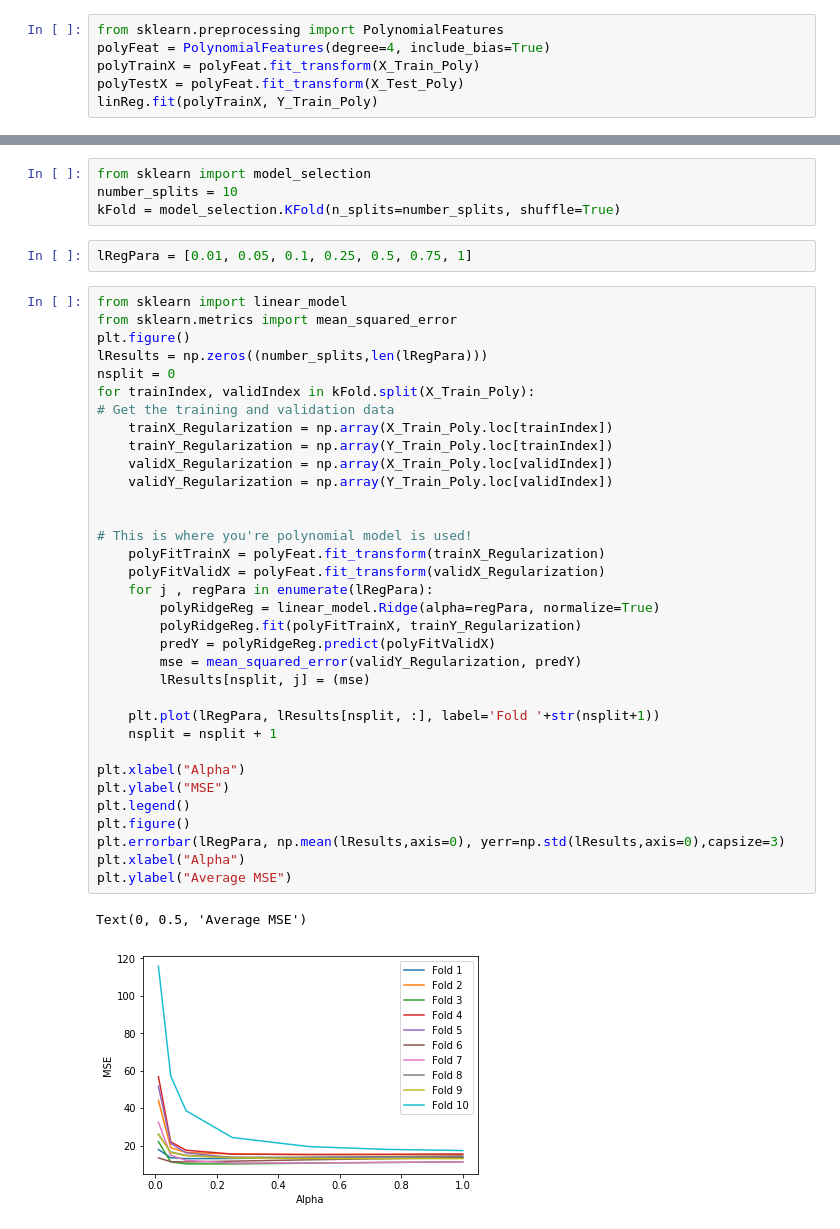
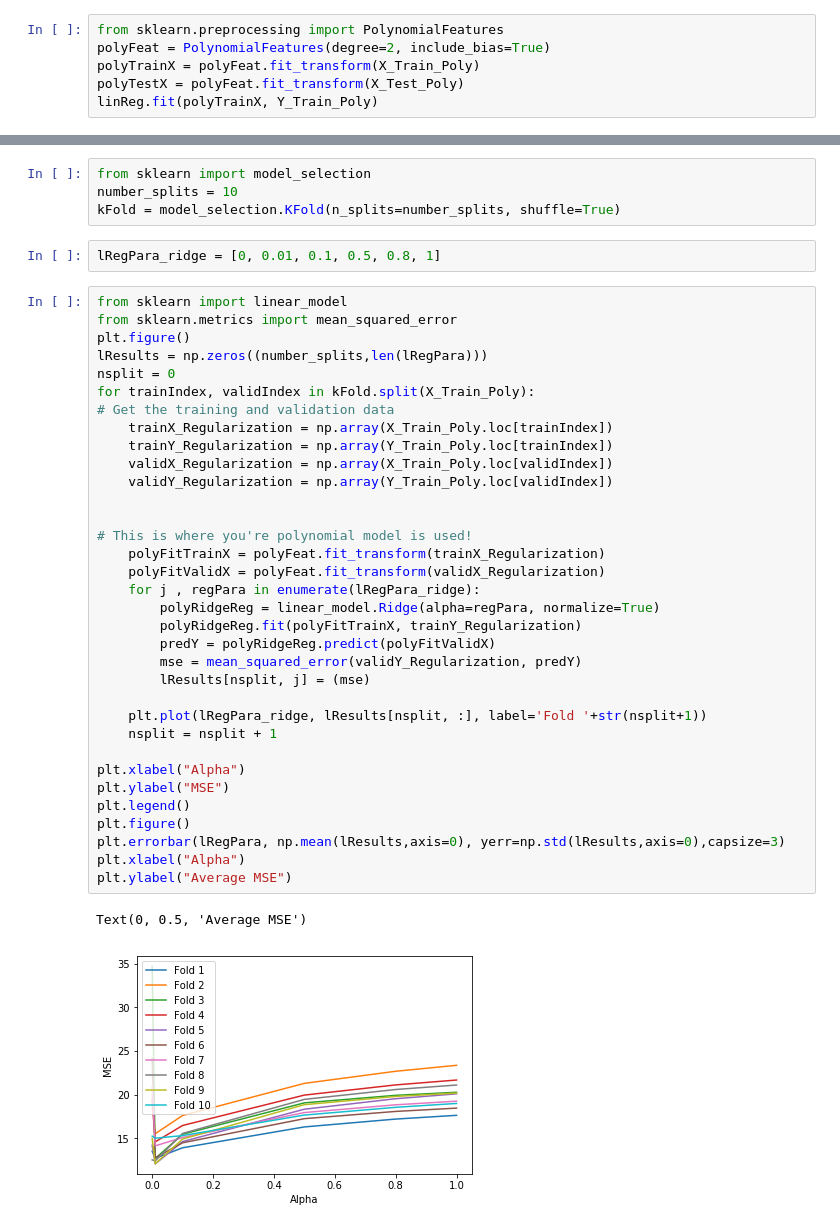
Before and after one commit to asitP9/SageMaker-Regression-Analysis-, a Jupyter notebook: Regularisation.ipynb, the cells around one changed output, grey strips where cells are left out. Saved outputs shown, nothing was run; the diff lists cells and outputs as text.

Commit message:
Regularisation changing parameters for ridge

```diff
--- a/Regularisation.ipynb
+++ b/Regularisation.ipynb
@@ -38,7 +43,7 @@ linReg = linear_model.LinearRegression(normalize=False)
 <span style="color:blue; font-weight:bold">If i do degree=4 all the majority prediction comes to be nearly 68,which is not diverse, but given the degree 3, prediction coming from 50 to 80, which is pretty much diverse</span>
 # %%
 from sklearn.preprocessing import PolynomialFeatures
-polyFeat = PolynomialFeatures(degree=4, include_bias=True)
+polyFeat = PolynomialFeatures(degree=2, include_bias=True)
 polyTrainX = polyFeat.fit_transform(X_Train_Poly)
 polyTestX = polyFeat.fit_transform(X_Test_Poly)
 linReg.fit(polyTrainX, Y_Train_Poly)
@@ -62,7 +81,7 @@ from sklearn import model_selection
 number_splits = 10
 kFold = model_selection.KFold(n_splits=number_splits, shuffle=True)
 # %%
-lRegPara = [0.01, 0.05, 0.1, 0.25, 0.5, 0.75, 1]
+lRegPara_ridge = [0, 0.01, 0.1, 0.5, 0.8, 1]
 # %%
 from sklearn import linear_model
 from sklearn.metrics import mean_squared_error
@@ -70,33 +89,33 @@ plt.figure()
 lResults = np.zeros((number_splits,len(lRegPara)))
 nsplit = 0
 for trainIndex, validIndex in kFold.split(X_Train_Poly):
 # Get the training and validation data
     trainX_Regularization = np.array(X_Train_Poly.loc[trainIndex])
     trainY_Regularization = np.array(Y_Train_Poly.loc[trainIndex])
     validX_Regularization = np.array(X_Train_Poly.loc[validIndex])
     validY_Regularization = np.array(Y_Train_Poly.loc[validIndex])
 
 
 # This is where you're polynomial model is used!
     polyFitTrainX = polyFeat.fit_transform(trainX_Regularization)
     polyFitValidX = polyFeat.fit_transform(validX_Regularization)
-    for j , regPara in enumerate(lRegPara):
+    for j , regPara in enumerate(lRegPara_ridge):
         polyRidgeReg = linear_model.Ridge(alpha=regPara, normalize=True)
         polyRidgeReg.fit(polyFitTrainX, trainY_Regularization)
         predY = polyRidgeReg.predict(polyFitValidX)
         mse = mean_squared_error(validY_Regularization, predY)
         lResults[nsplit, j] = (mse)
 
-    plt.plot(lRegPara, lResults[nsplit, :], label='Fold '+str(nsplit+1))
+    plt.plot(lRegPara_ridge, lResults[nsplit, :], label='Fold '+str(nsplit+1))
     nsplit = nsplit + 1
 
 plt.xlabel("Alpha")
 plt.ylabel("MSE")
 plt.legend()
 plt.figure()
 plt.errorbar(lRegPara, np.mean(lResults,axis=0), yerr=np.std(lResults,axis=0),capsize=3)
 plt.xlabel("Alpha")
 plt.ylabel("Average MSE")
 # %% [output]
 Text(0, 0.5, 'Average MSE')
-[figure, old version]
+[figure, new version]
```
Also changed, not shown: parts of 6 cells of this notebook, 6 other files.
